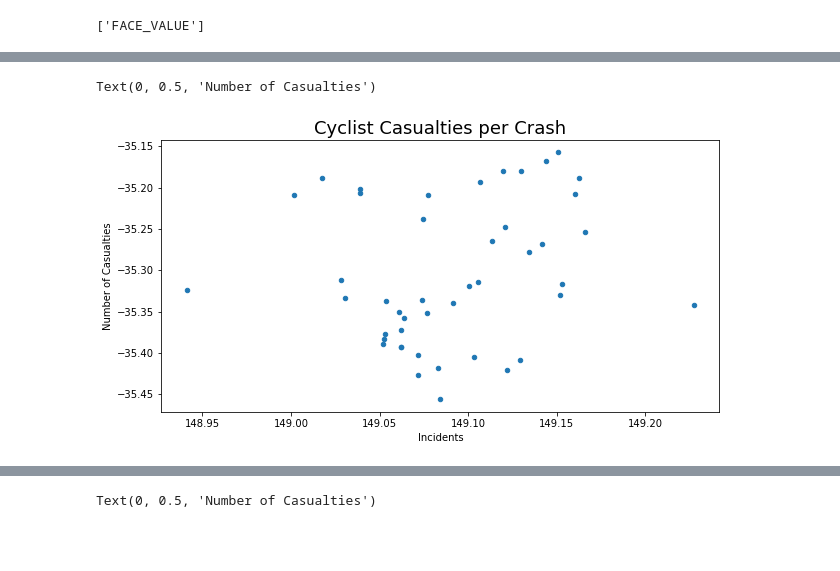
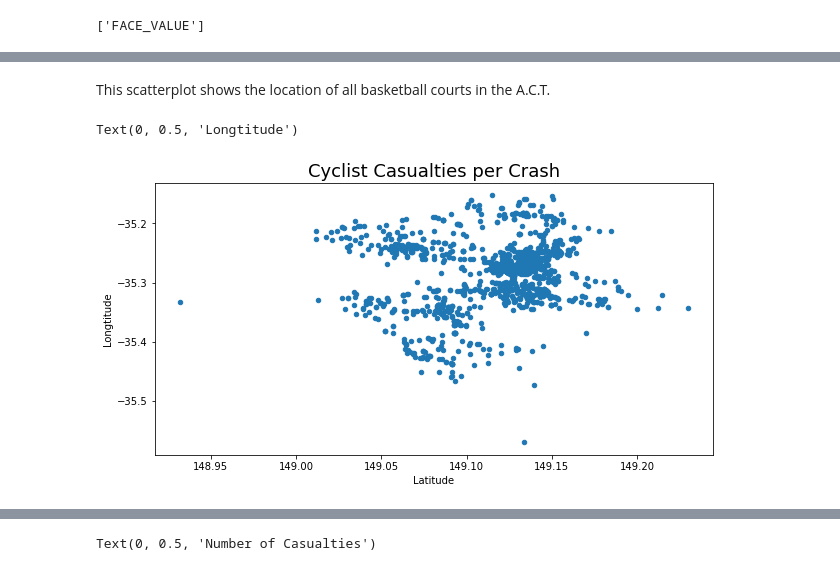
Before and after one commit to HalleyFu/data_project, a Jupyter notebook: basketball_data.ipynb, the cells around one changed output, grey strips where cells are left out. Drawn from its saved outputs; the diff is of its cells as text; code cells hidden in the pictures; blank space fills up the shorter version.

```diff
--- a/basketball_data.ipynb
+++ b/basketball_data.ipynb
@@ -163,9 +169,11 @@ Doing the same thing on a dataframe gives us the whole column
+# %% [markdown]
+This scatterplot shows the location of all basketball courts in the A.C.T.
 # %%
-basketball_data.plot.scatter("LONGITUDE", "LATITUDE")
+Cyclist_Crashes_data.plot.scatter("LONGITUDE", "LATITUDE")
 
 plt.title("Cyclist Casualties per Crash", fontsize=18)
-plt.xlabel("Incidents", fontsize=10)
-plt.ylabel("Number of Casualties", fontsize=10)
+plt.xlabel("Latitude", fontsize=10)
+plt.ylabel("Longtitude", fontsize=10)
 # %% [output]
-Text(0, 0.5, 'Number of Casualties')
+Text(0, 0.5, 'Longtitude')
-[figure, old version]
+[figure, new version]
```
Also changed, not shown: parts of 11 cells of this notebook.
